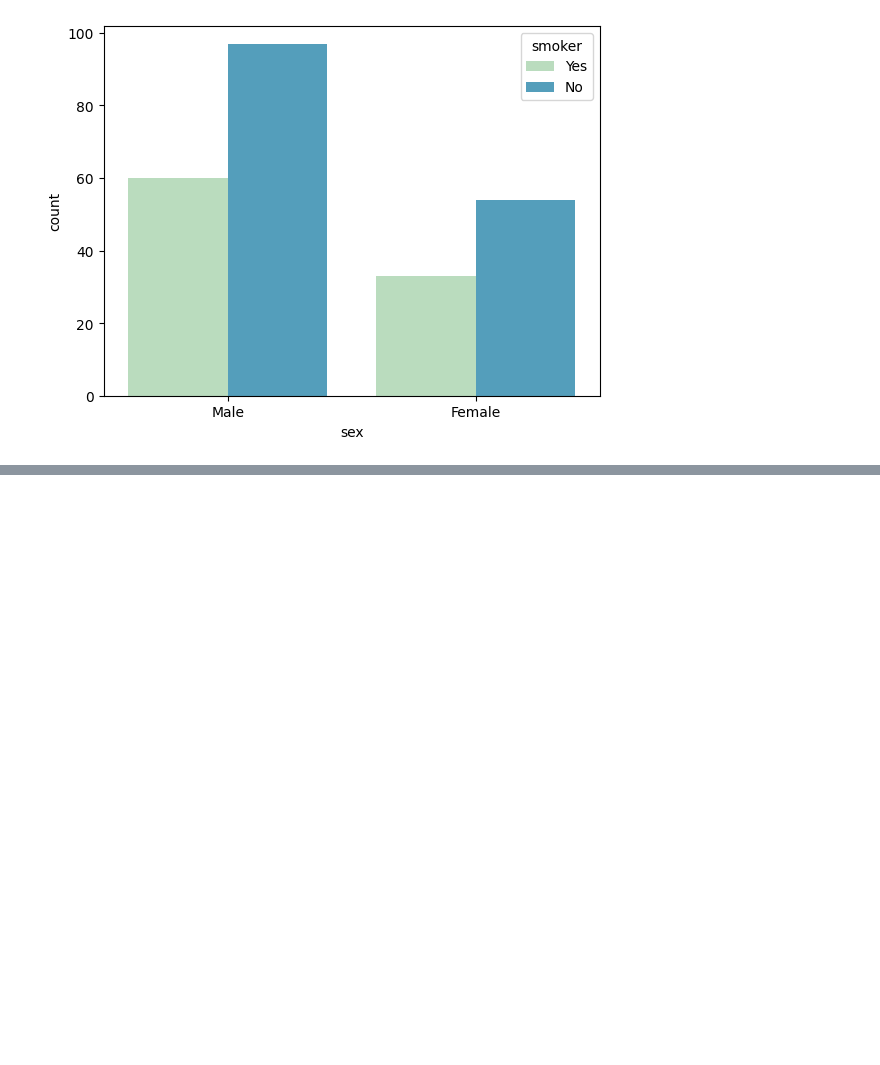
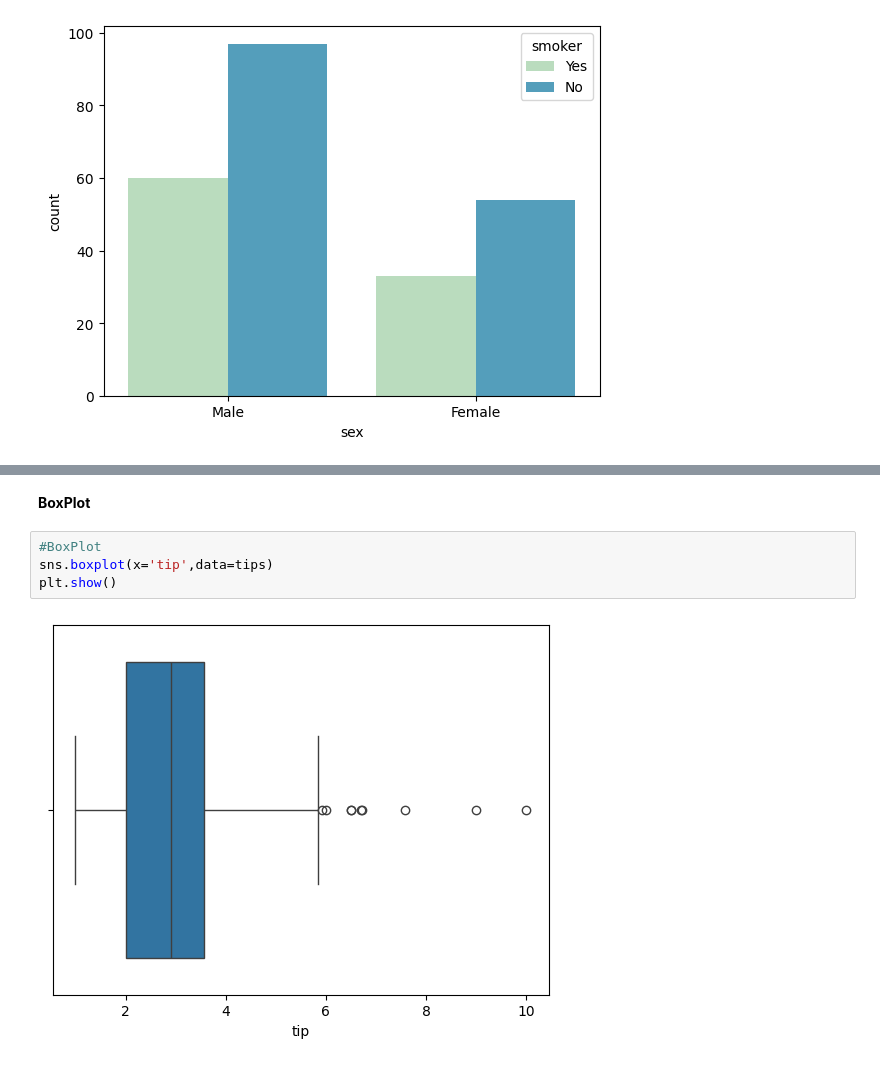
Before and after one commit to Vigneshprabhu078/Seaborn, a Jupyter notebook: Seaborn_practice_2.ipynb, the cells around one changed output, grey strips where cells are left out. Saved outputs shown, nothing was run; the diff lists cells and outputs as text; blank space fills up the shorter version.

```diff
--- a/Seaborn_practice_2.ipynb
+++ b/Seaborn_practice_2.ipynb
@@ -152,0 +157,8 @@ plt.show()
+# %% [markdown]
+**BoxPlot**
+# %%
+#BoxPlot
+sns.boxplot(x='tip',data=tips)
+plt.show()
+# %% [output]
+[figure, added]
```
Also changed, not shown: parts of 8 cells of this notebook.
